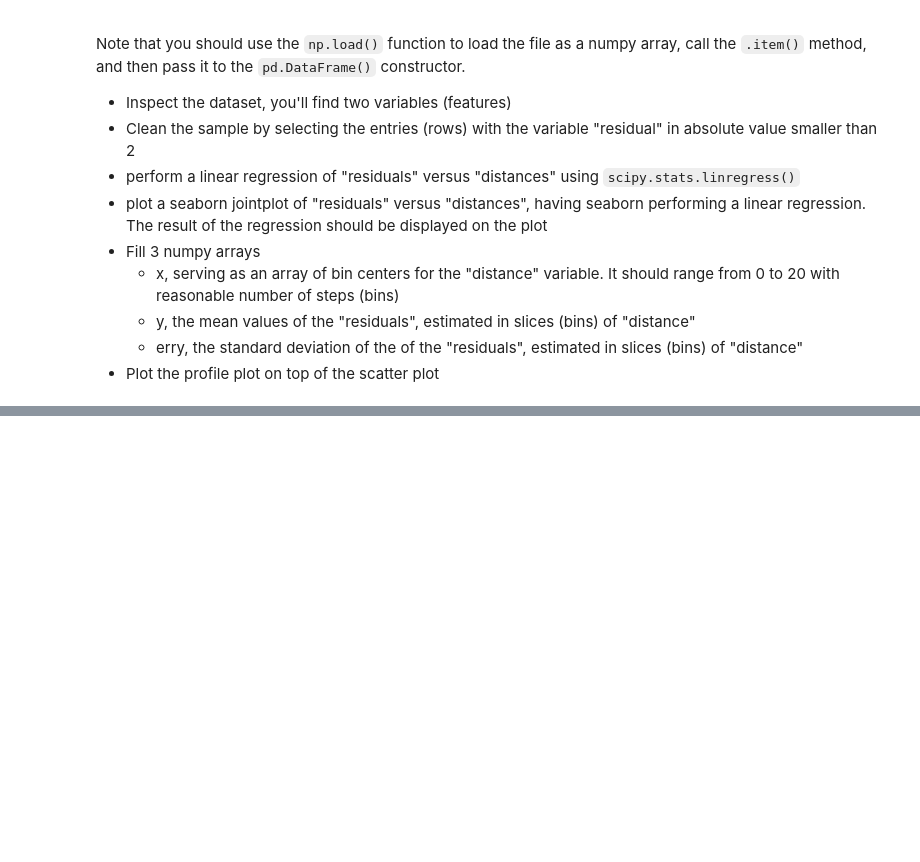
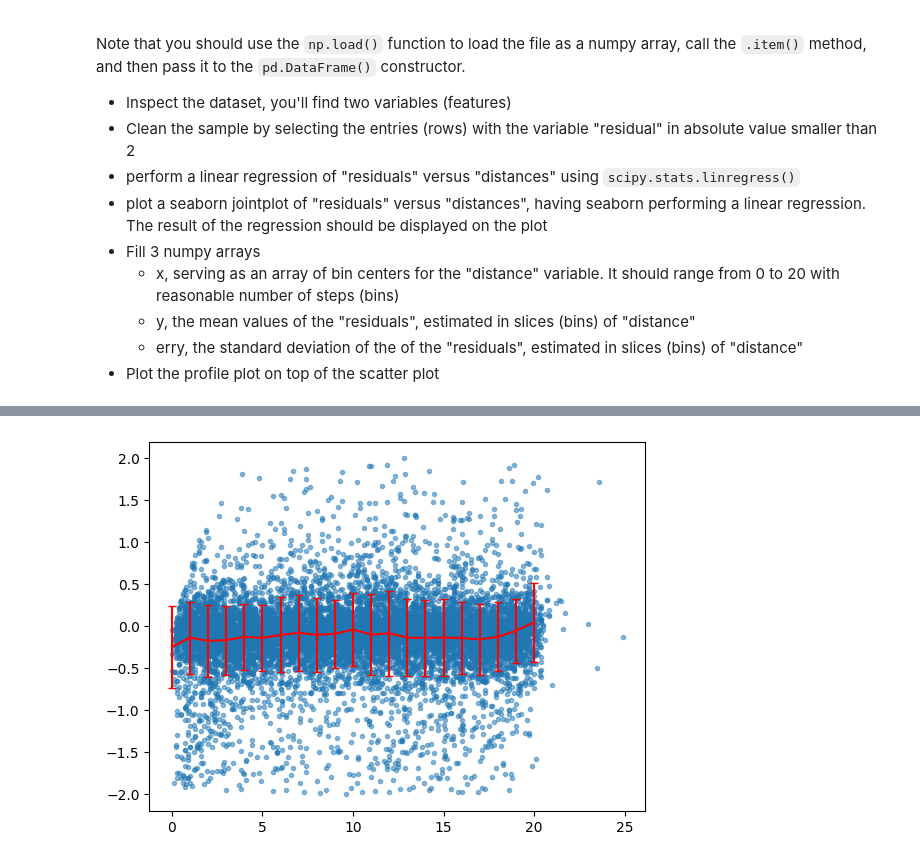
Before and after one commit to Berto70/LaboratoryOfComputationalPhysics_Y6, a Jupyter notebook: 07ex_Visualization.ipynb, the cells around one changed output, grey strips where cells are left out. Saved outputs shown, nothing was run; the diff lists cells and outputs as text; code cells hidden in the pictures; blank space fills up the shorter version.

```diff
--- a/07ex_Visualization.ipynb
+++ b/07ex_Visualization.ipynb
@@ -112,0 +148,14 @@ Note that you should use the `np.load()` function to load the file as a numpy ar
+# %%
+x = np.linspace(0, 20, 21)
+
+y = np.zeros_like(x)
+erry = np.zeros_like(x)
+for i in x:
+    y[int(i)] = np.mean(df_clean[(df_clean['distances']>=i) & ( df_clean['distances']< i+1)]['residuals'])
+    erry[int(i)] = np.std(df_clean[(df_clean['distances']>=i) & ( df_clean['distances']< i+1)]['residuals'])
+
+plt.errorbar(x, y, erry, color='r', capsize=3, fmt='-')
+plt.scatter(df_clean['distances'], df_clean['residuals'], marker='.', alpha=0.5)
+plt.show()
+# %% [output]
+[figure, added]
```
Also changed, not shown: parts of 4 cells of this notebook, 1 other file.
